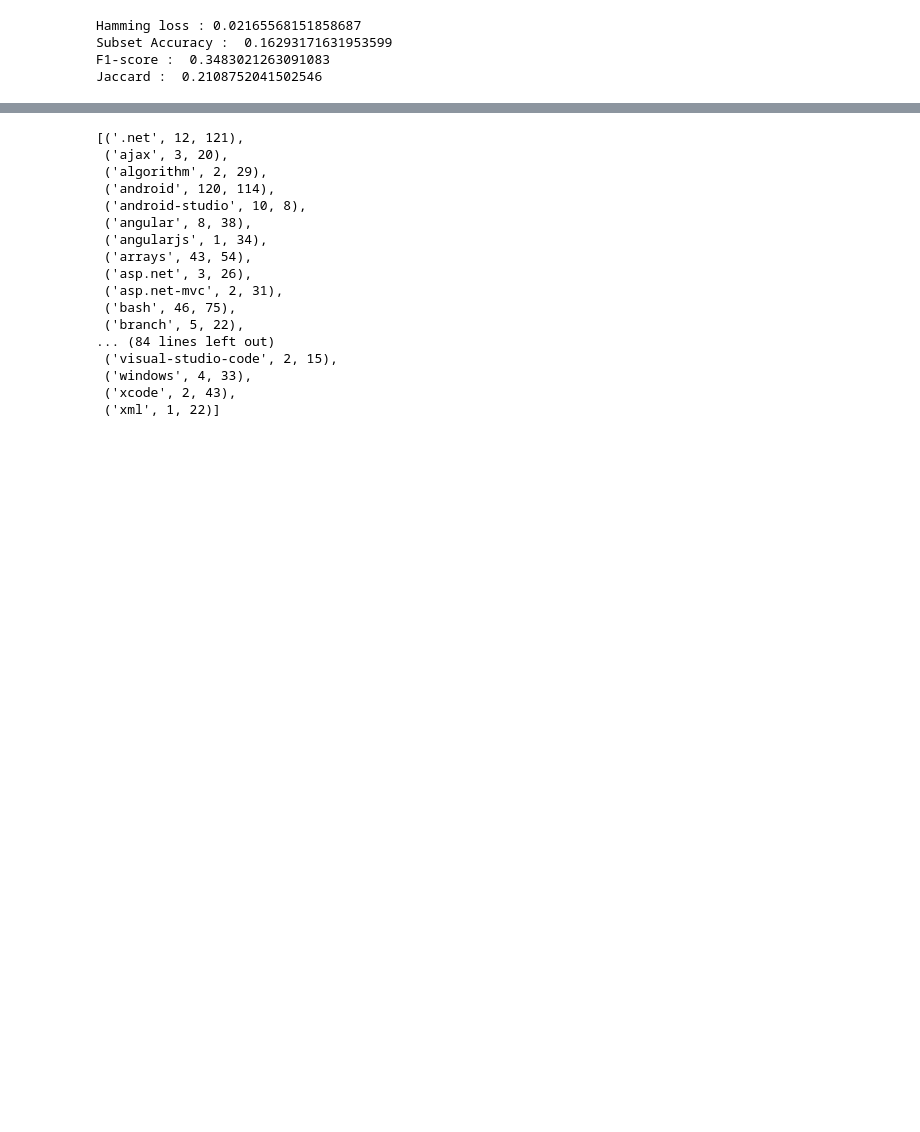
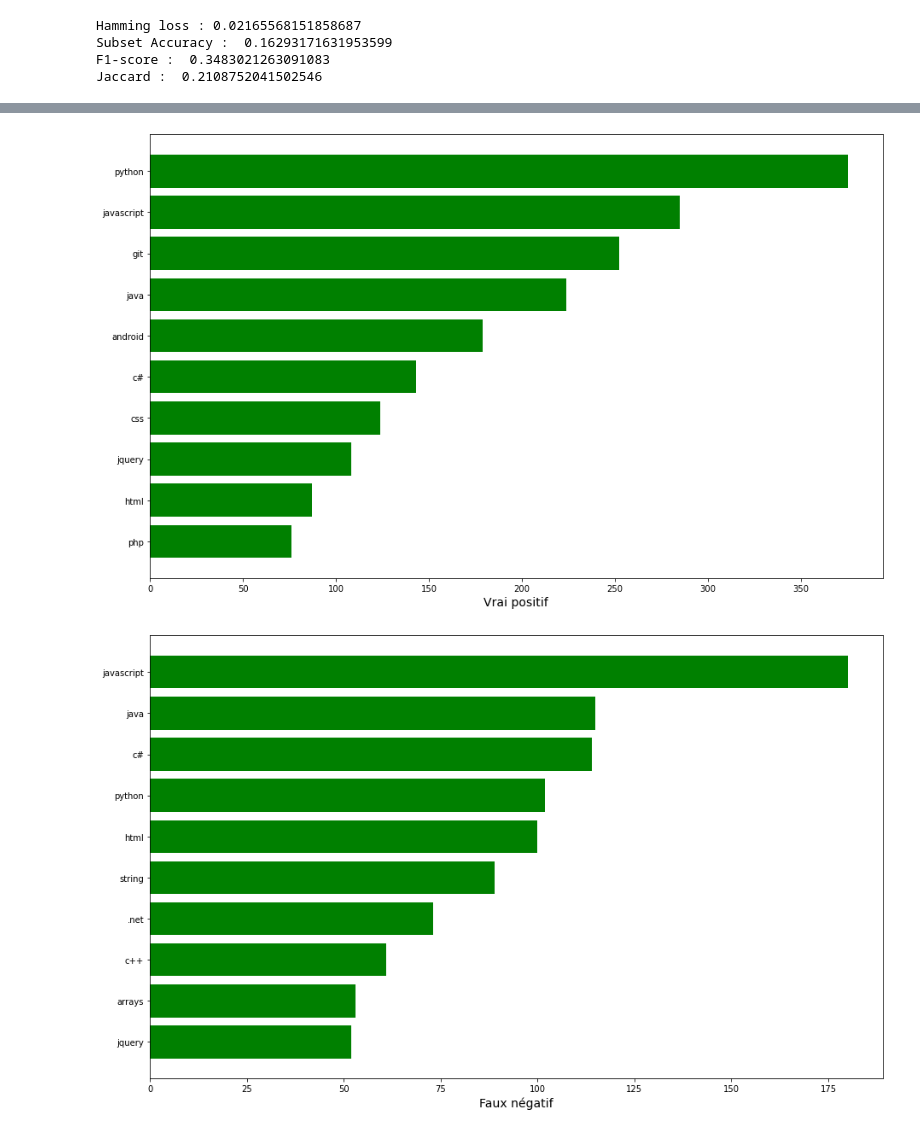
Before and after one commit to jeje0410/P6_Categorisation_questions, a Jupyter notebook: P6_Modele.ipynb, the cells around one changed output, grey strips where cells are left out. Cells and saved outputs as stored; diff of their text form; code cells hidden in the pictures; blank space fills up the shorter version.

Commit message:
20220114_Version_finale

```diff
--- a/P6_Modele.ipynb
+++ b/P6_Modele.ipynb
@@ -69,0 +62,3 @@ df.head(5)
+# %%
+#Suppression des tags similaires
+df['processed_tags_final2'] = df.apply(lambda row:removeTagSimilaire(row['processed_tags_final']), axis=1)
@@ -71,7 +86,7 @@ df.head(5)
 #Utilisation de la librairie MultilabelBinarize pour créer un matrice de Tags
 from sklearn.preprocessing import MultiLabelBinarizer
 
-tags = df["processed_tags_final"]
+tags = df["processed_tags_final2"]
 
 mlb = MultiLabelBinarizer()
-tags_mlb = mlb.fit_transform(df["processed_tags_final"].to_numpy())
+tags_mlb = mlb.fit_transform(df["processed_tags_final2"].to_numpy())
@@ -239,13 +282,21 @@ def scoreTags():
     for index, word in enumerate(mlb.classes_):
         GoodPrediction = 0
         BadPrediction = 0
+        GoodNegative = 0
+        BadNegative = 0
         for i in range(0,len(y_test)):
             if (y_test[i][index] == 1):
                 if (y_test[i][index] == y_pred_nb[i][index]):
                     GoodPrediction += 1
                 else:
                     BadPrediction +=1
-        resultat.append((word,GoodPrediction,BadPrediction))
+            else :
+                if (y_test[i][index] == y_pred_nb[i][index]):
+                    GoodNegative += 1
+                else:
+                    BadNegative +=1
+        resultat.append([word,GoodPrediction,BadPrediction,GoodNegative,BadNegative])
     return resultat
 # %%
 comptagePrediction = scoreTags()
+comptagePrediction = sorted(comptagePrediction, key=lambda prediction: prediction[1],reverse=True)
@@ -256,20 +303,27 @@ len(y_test)
-# %%
-comptagePrediction
-# %% [output]
-[('.net', 12, 121),
- ('ajax', 3, 20),
- ('algorithm', 2, 29),
- ('android', 120, 114),
- ('android-studio', 10, 8),
- ('angular', 8, 38),
- ('angularjs', 1, 34),
- ('arrays', 43, 54),
- ('asp.net', 3, 26),
- ('asp.net-mvc', 2, 31),
- ('bash', 46, 75),
- ('branch', 5, 22),
-... (84 lines left out)
- ('visual-studio-code', 2, 15),
- ('windows', 4, 33),
- ('xcode', 2, 43),
- ('xml', 1, 22)]
+# %%
+def plot_top_term(comptage,indice,titre):
+    top = 10
+    trieTerme = []
+    # get the top terms and their weights
+    trieTerme = sorted(comptagePrediction, key=lambda prediction: prediction[indice],reverse=True)
+    top_terms = []
+    top_weights = []
+    for term_index in trieTerme[0:top]:
+        top_terms.append( term_index[0] )
+        top_weights.append( term_index[indice] )
+    top_terms.reverse()
+    top_weights.reverse()
+    fig = plt.figure(figsize=(13,8))
+    # add the horizontal bar chart
+    ypos = np.arange(len(top_terms))
+    ax = plt.barh(ypos, top_weights, align="center", color="green",tick_label=top_terms)
+    plt.xlabel(titre,fontsize=14)
+    plt.tight_layout()
+    plt.show()
+
+plot_top_term(comptagePrediction,1,'Vrai positif')
+plot_top_term(comptagePrediction,2,'Faux négatif')
+plot_top_term(comptagePrediction,4,'Faux positif')
+# %% [output]
+[figure, added]
+[figure, added]
```
Also changed, not shown: parts of 13 cells of this notebook, 7 other files.
